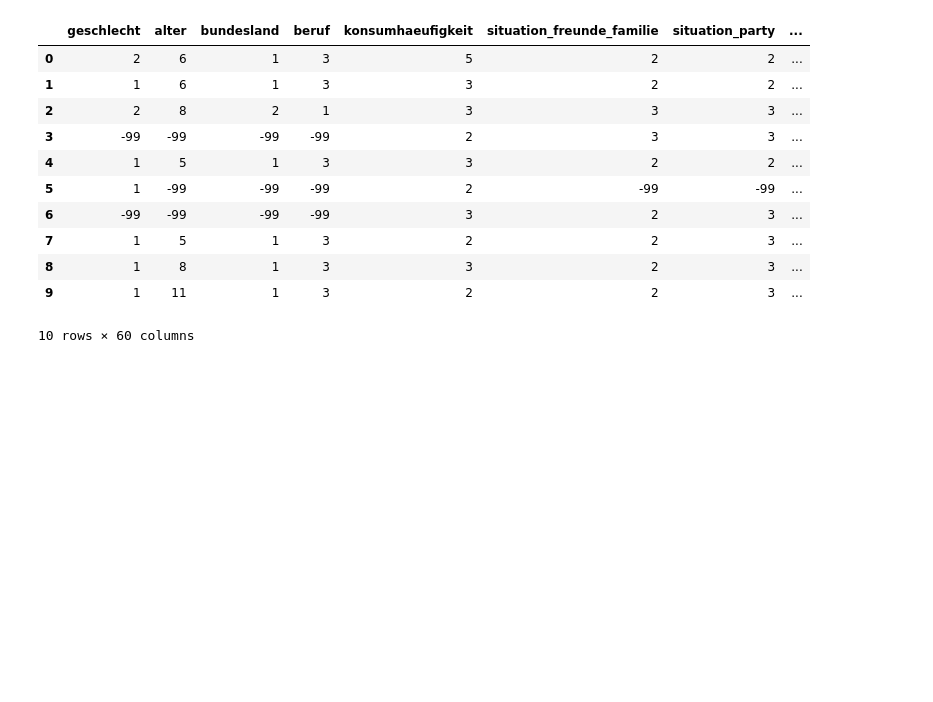
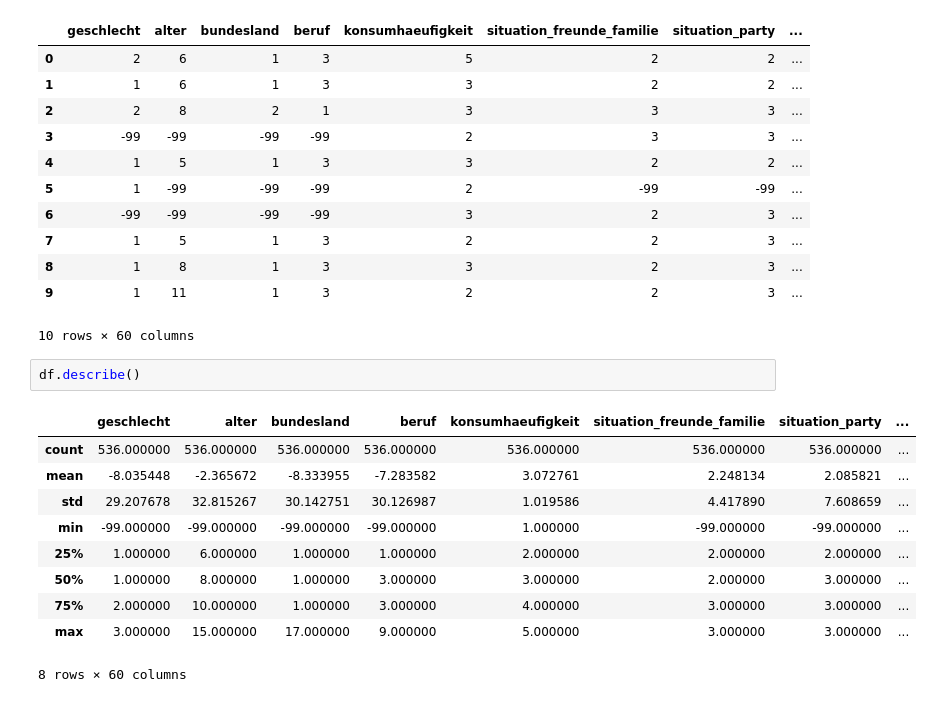
Before and after one commit to FRYEL/Bierprojekt, a Jupyter notebook: test.ipynb, the cells around one changed output. Drawn from its saved outputs; the diff is of its cells as text; blank space fills up the shorter version.

```diff
--- a/test.ipynb
+++ b/test.ipynb
@@ -17,3 +19,16 @@ df.head(10)
 | 8 | 1 | 8 | 1 | 3 | 3 | 2 | 3 | ... |
 | 9 | 1 | 11 | 1 | 3 | 2 | 2 | 3 | ... |
 10 rows × 60 columns
+# %%
+df.describe()
+# %% [output]
+|  | geschlecht | alter | bundesland | beruf | konsumhaeufigkeit | situation_freunde_familie | situation_party | ... |
+| count | 536.000000 | 536.000000 | 536.000000 | 536.000000 | 536.000000 | 536.000000 | 536.000000 | ... |
+| mean | -8.035448 | -2.365672 | -8.333955 | -7.283582 | 3.072761 | 2.248134 | 2.085821 | ... |
+| std | 29.207678 | 32.815267 | 30.142751 | 30.126987 | 1.019586 | 4.417890 | 7.608659 | ... |
+| min | -99.000000 | -99.000000 | -99.000000 | -99.000000 | 1.000000 | -99.000000 | -99.000000 | ... |
+| 25% | 1.000000 | 6.000000 | 1.000000 | 1.000000 | 2.000000 | 2.000000 | 2.000000 | ... |
+| 50% | 1.000000 | 8.000000 | 1.000000 | 3.000000 | 3.000000 | 2.000000 | 3.000000 | ... |
+| 75% | 2.000000 | 10.000000 | 1.000000 | 3.000000 | 4.000000 | 3.000000 | 3.000000 | ... |
+| max | 3.000000 | 15.000000 | 17.000000 | 9.000000 | 5.000000 | 3.000000 | 3.000000 | ... |
+8 rows × 60 columns
```
Also changed, not shown: parts of 5 cells of this notebook, 2 other files.
